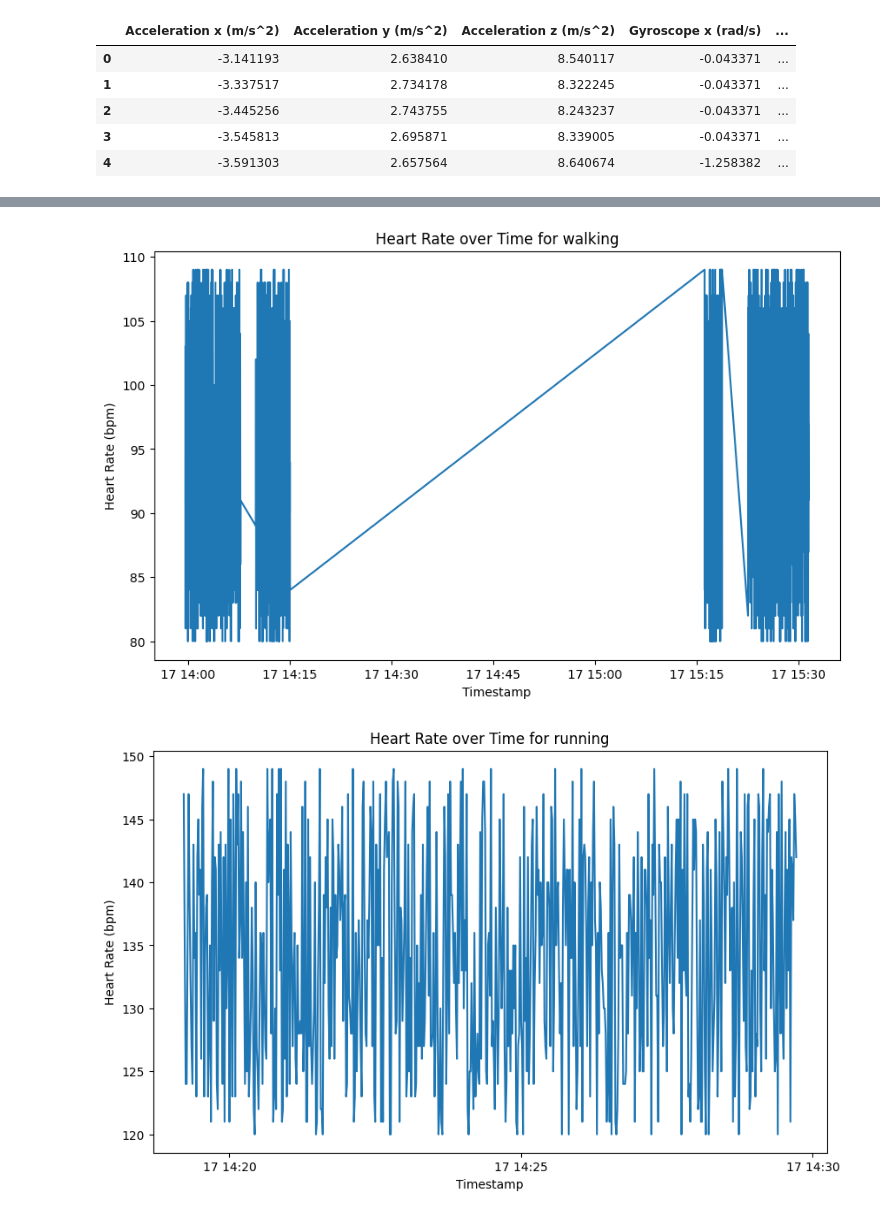
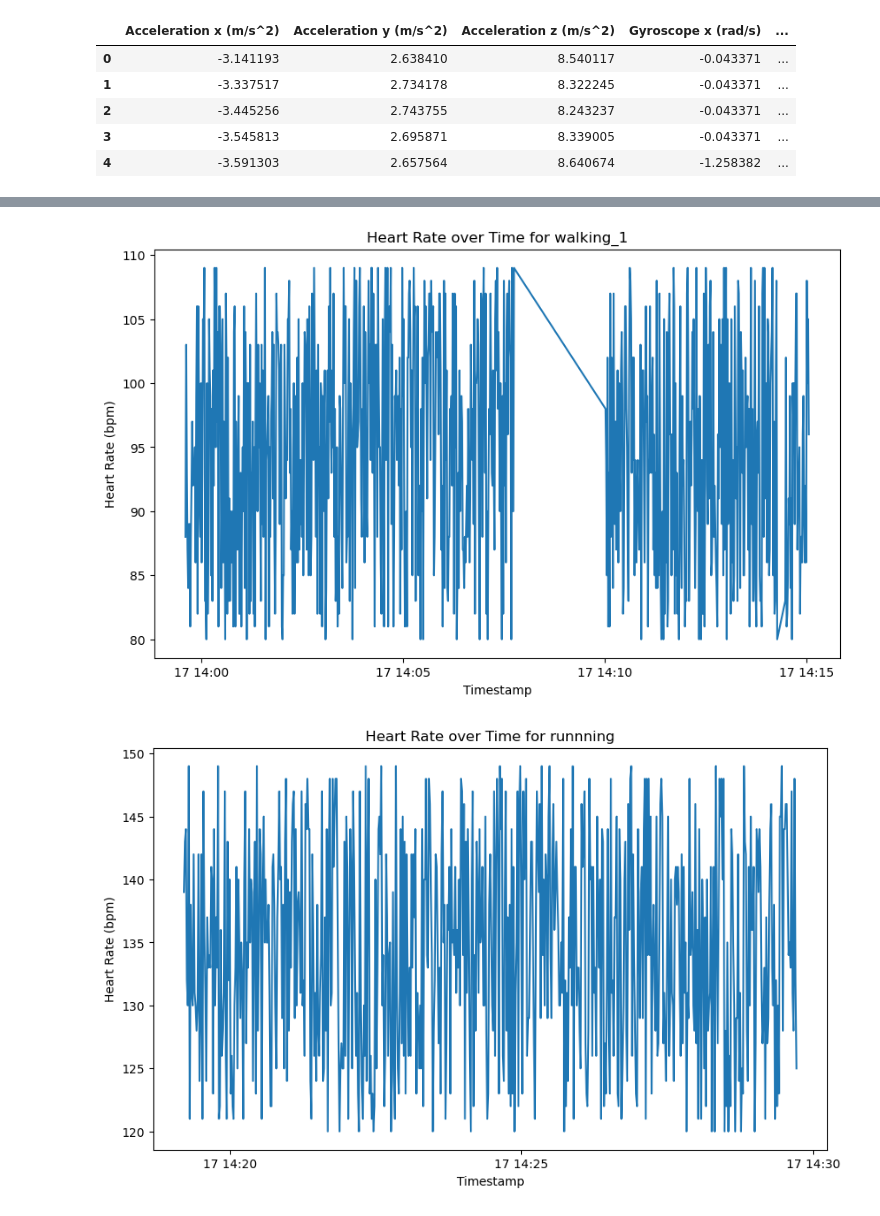
Before and after one commit to liatoutou/ML4QS, a Jupyter notebook: eda.ipynb, the cells around one changed output, grey strips where cells are left out. Saved outputs shown, nothing was run; the diff lists cells and outputs as text; code cells hidden in the pictures.

```diff
--- a/eda.ipynb
+++ b/eda.ipynb
@@ -203,11 +211,11 @@ df.to_csv('./data/final_data.csv', index=False)
 df['Timestamp'] = pd.to_datetime(df['Timestamp'])
 
 # Get the unique activities
-activities = df['Activity'].unique()
+activities = df['Source'].unique()
 
 # For each activity
 for activity in activities:
-    activity_data = df[df['Activity'] == activity]
+    activity_data = df[df['Source'] == activity]
 
     # Plot accelerometer data
     fig, axs = plt.subplots(3, sharex=True, figsize=(10, 6))
@@ -227,7 +236,7 @@ for activity in activities:
 # %%
 # For each activity
 for activity in activities:
-    activity_data = df[df['Activity'] == activity]
+    activity_data = df[df['Source'] == activity]
 
     # Plot gyroscope data
     fig, axs = plt.subplots(3, sharex=True, figsize=(10, 6))
@@ -260,13 +270,13 @@ plt.show()
 # %%
 # For each activity
 for activity in activities:
-    activity_data = df[df['Activity'] == activity]
+    activity_data = df[df['Source'] == activity]
 
     # Plot heart rate over time
     plt.figure(figsize=(10, 6))
     sns.lineplot(data=activity_data, x='Timestamp', y='Heart Rate (bpm)')
     plt.title(f'Heart Rate over Time for {activity}')
     plt.show()
 # %% [output]
-[figure, old version]
+[figure, new version]
-[figure, old version]
+[figure, new version]
```
Also changed, not shown: parts of 10 cells of this notebook, 3 other files.
